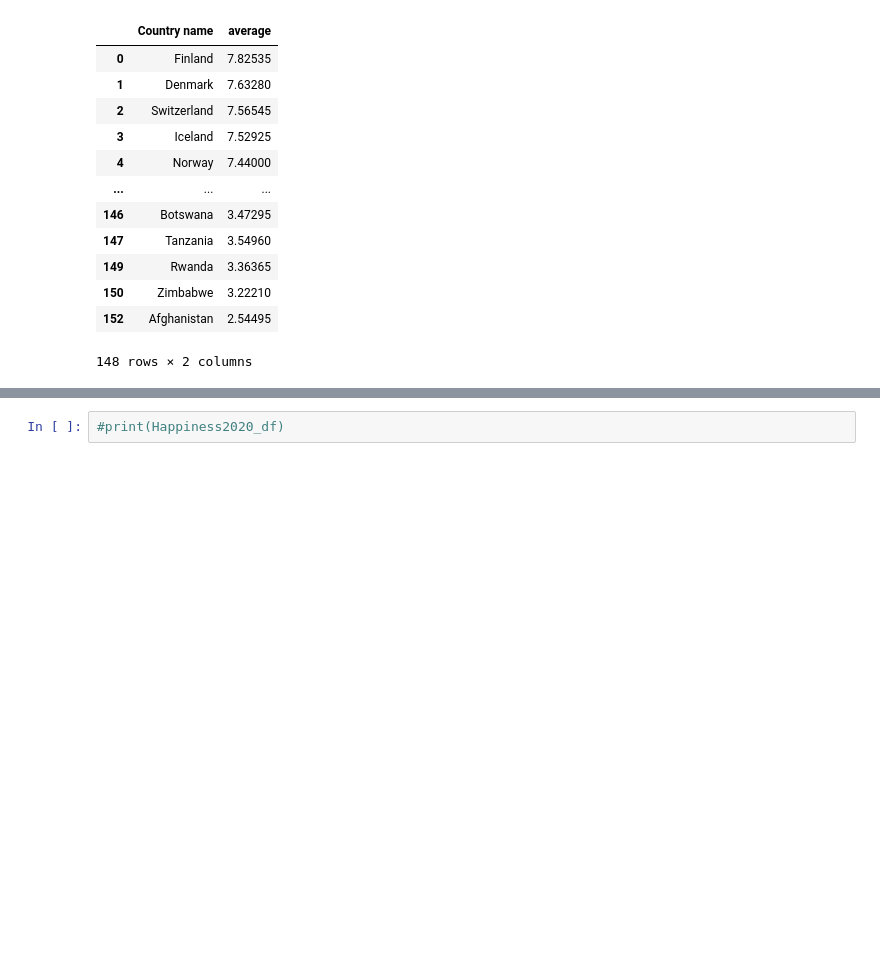
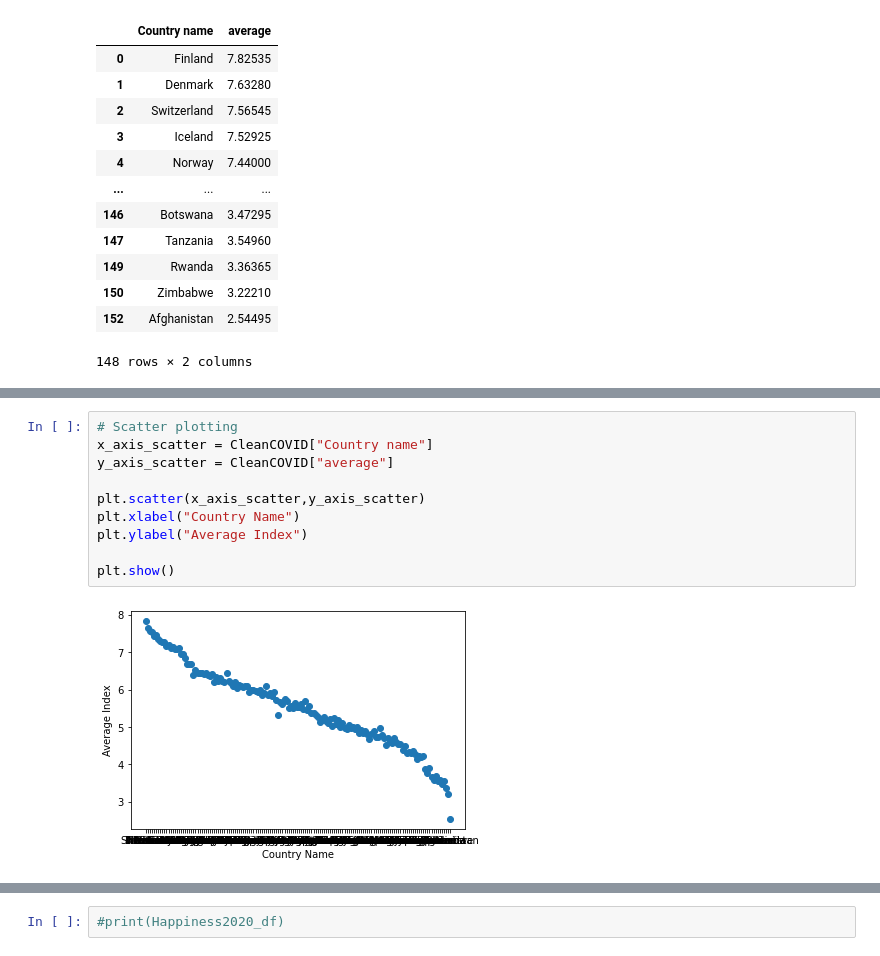
Before and after one commit to viktiger/ClassProjectETL, a Jupyter notebook: VS_ProjectETL v1.ipynb, the cells around one changed output, grey strips where cells are left out. Saved outputs shown, nothing was run; the diff lists cells and outputs as text; blank space fills up the shorter version.

```diff
--- a/VS_ProjectETL v1.ipynb
+++ b/VS_ProjectETL v1.ipynb
@@ -118,0 +122,12 @@ plt.show()
+# %%
+# Scatter plotting
+x_axis_scatter = CleanCOVID["Country name"]
+y_axis_scatter = CleanCOVID["average"]
+
+plt.scatter(x_axis_scatter,y_axis_scatter)
+plt.xlabel("Country Name")
+plt.ylabel("Average Index")
+
+plt.show()
+# %% [output]
+[figure, added]
```
Also changed, not shown: parts of 5 cells of this notebook.
